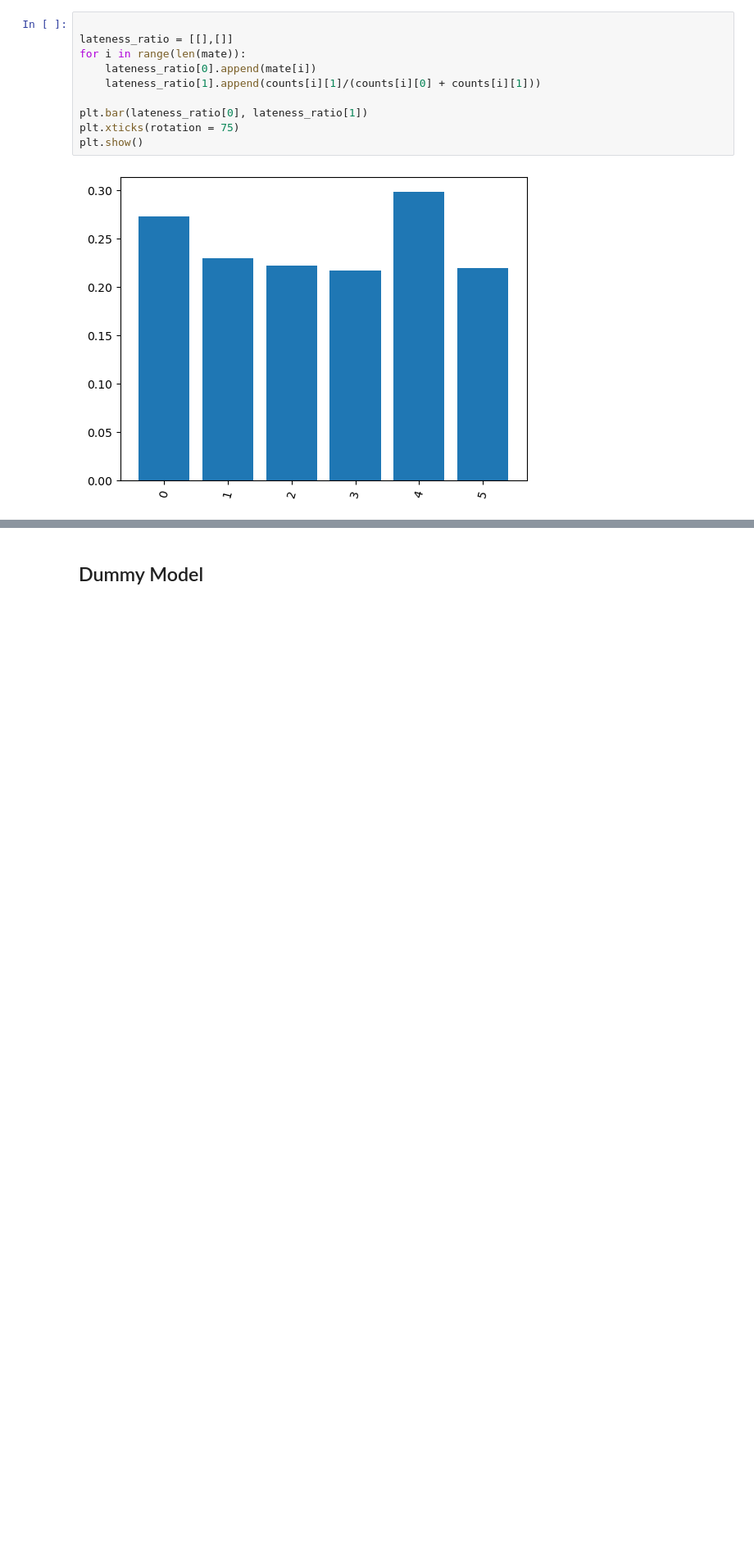
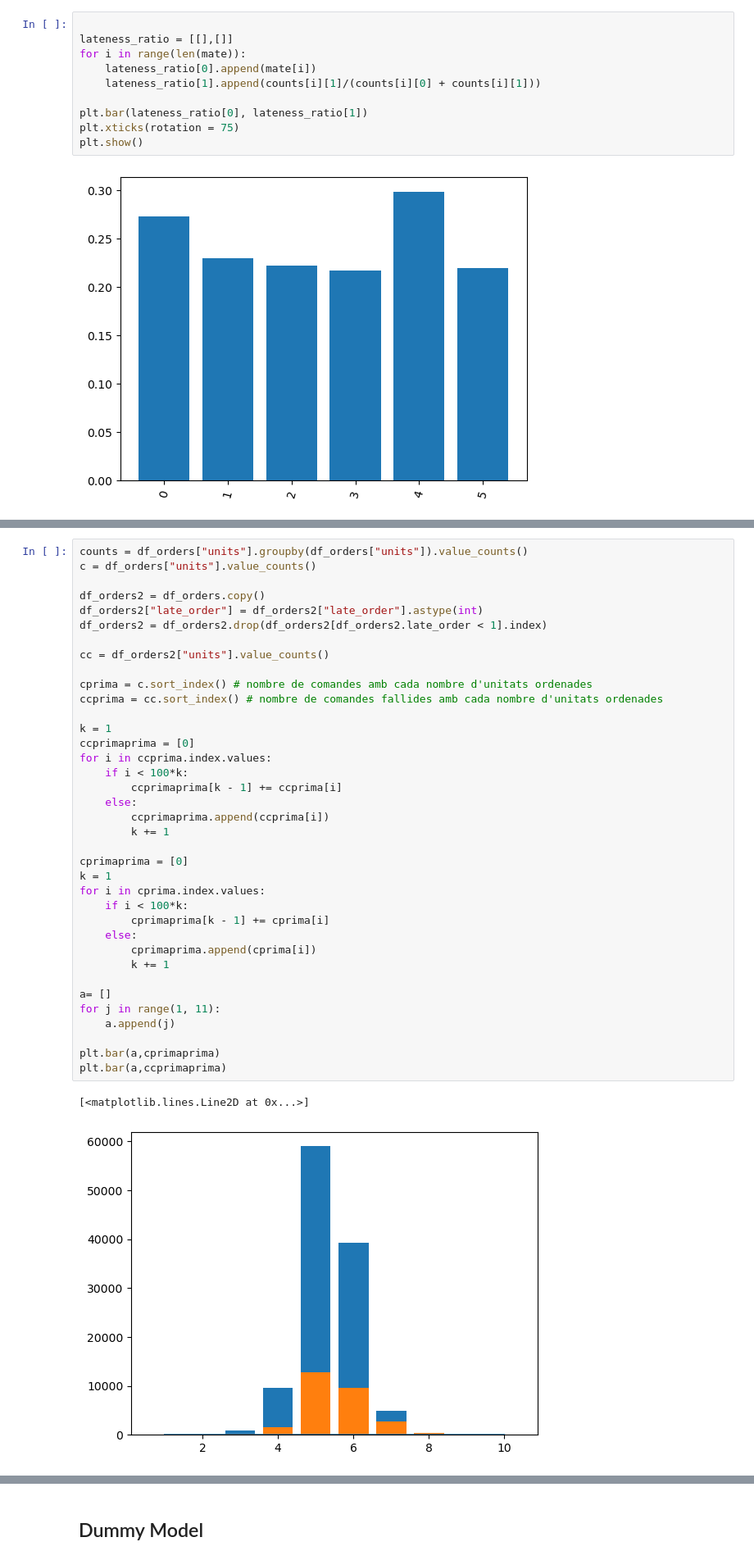
Before and after one commit to oriolmayne/DatathonFME_2022_Accenture, a Jupyter notebook: NotebookOriol.ipynb, the cells around one changed output, grey strips where cells are left out. Shown at 82% size. Saved outputs shown, nothing was run; the diff lists cells and outputs as text; blank space fills up the shorter version.

```diff
--- a/NotebookOriol.ipynb
+++ b/NotebookOriol.ipynb
@@ -130,0 +114,40 @@ plt.show()
+# %%
+counts = df_orders["units"].groupby(df_orders["units"]).value_counts()
+c = df_orders["units"].value_counts()
+
+df_orders2 = df_orders.copy()
+df_orders2["late_order"] = df_orders2["late_order"].astype(int)
+df_orders2 = df_orders2.drop(df_orders2[df_orders2.late_order < 1].index)
+
+cc = df_orders2["units"].value_counts()
+
+cprima = c.sort_index() # nombre de comandes amb cada nombre d'unitats ordenades
+ccprima = cc.sort_index() # nombre de comandes fallides amb cada nombre d'unitats ordenades
+
+k = 1
+ccprimaprima = [0]
+for i in ccprima.index.values:
+    if i < 100*k:
+        ccprimaprima[k - 1] += ccprima[i]
+    else:
+        ccprimaprima.append(ccprima[i])
+        k += 1
+
+cprimaprima = [0]
+k = 1
+for i in cprima.index.values:
+    if i < 100*k:
+        cprimaprima[k - 1] += cprima[i]
+    else:
+        cprimaprima.append(cprima[i])
+        k += 1
+
+a= []
+for j in range(1, 11):
+    a.append(j)
+
+plt.bar(a,cprimaprima)
+plt.bar(a,ccprimaprima)
+# %% [output]
+[<matplotlib.lines.Line2D at 0x...>]
+[figure, added]
```
Also changed, not shown: parts of 4 cells of this notebook.
